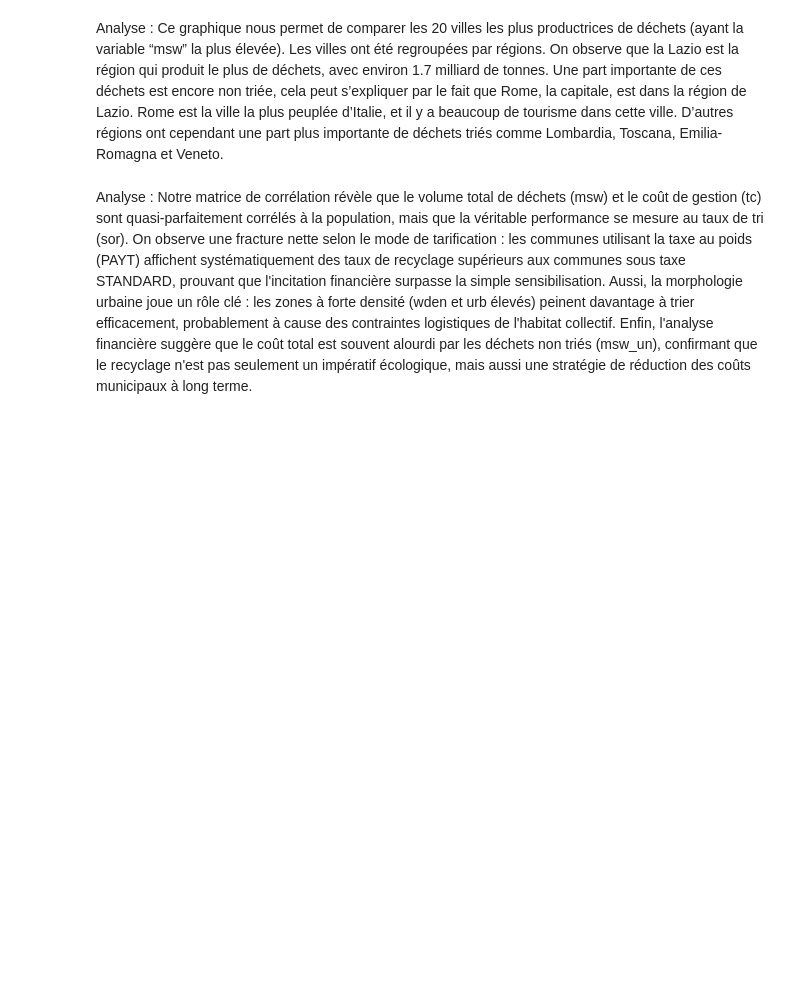
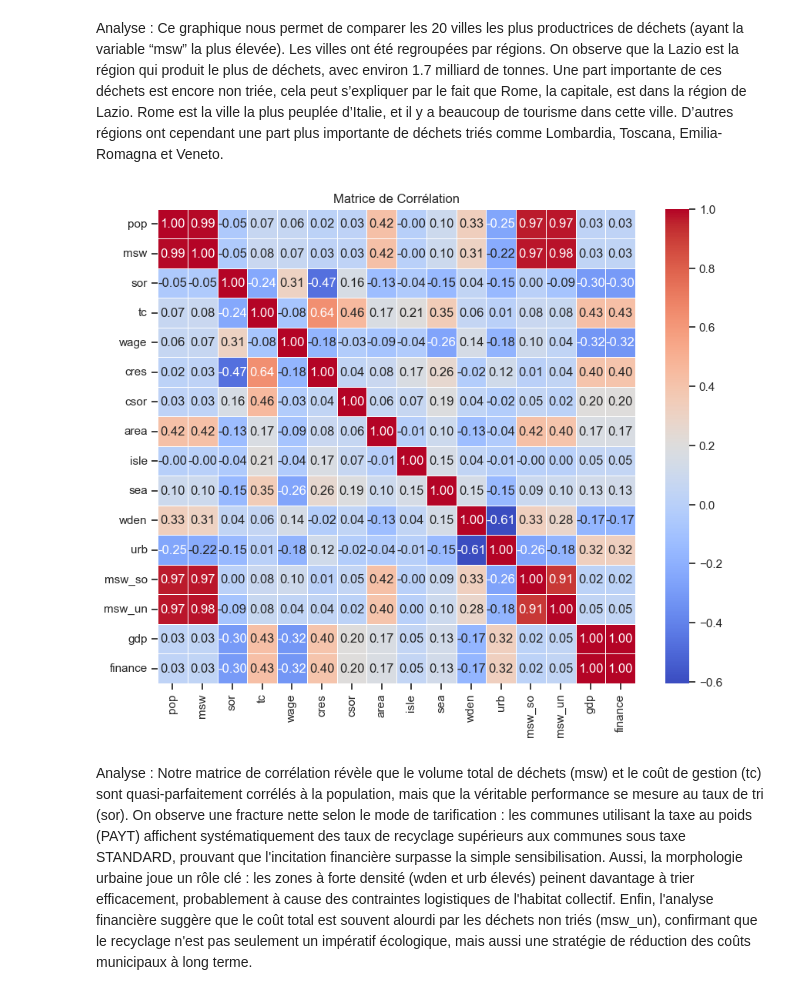
Before and after one commit to Anthony253400/Projet_SDD_4, a Jupyter notebook: visualitation/notebook.ipynb, the cells around one changed output. Saved outputs shown, nothing was run; the diff lists cells and outputs as text; code cells hidden in the pictures; blank space fills up the shorter version.

```diff
--- a/visualitation/notebook.ipynb
+++ b/visualitation/notebook.ipynb
@@ -175,21 +194,18 @@ Analyse :
 Ce graphique nous permet de comparer les 20 villes les plus productrices de déchets (ayant la variable “msw” la plus élevée). Les villes ont été regroupées par régions. On observe que la Lazio est la région qui produit le plus de déchets, avec environ 1.7 milliard de tonnes. Une part importante de ces déchets est encore non triée, cela peut s’expliquer par le fait que Rome, la capitale, est dans la région de Lazio. Rome est la ville la plus peuplée d’Italie, et il y a beaucoup de tourisme dans cette ville. D’autres régions ont cependant une part plus importante de déchets triés comme Lombardia, Toscana, Emilia-Romagna et Veneto.
 # %%
 # Matrice de corrélation
-import pandas as pd
-import seaborn as sns
-import matplotlib.pyplot as plt
-
-df = pd.read_csv('data/public_data_waste_fee.csv')
 
 data_corr = df[['pop', 'msw', 'sor', 'tc', 'wage', 'cres', 'csor', 'area', 'isle', 'sea', 'wden', 'urb', 'msw_so','msw_un', 'gdp', 'finance']]
 
 matrix = data_corr.corr()
 
 plt.figure(figsize=(10, 8))
 sns.heatmap(matrix, annot=True, cmap='coolwarm', fmt=".2f", linewidths=0.5)
 
 plt.title('Matrice de Corrélation')
 plt.show()
+# %% [output]
+[figure, added]
 # %% [markdown]
 Analyse :
 Notre matrice de corrélation révèle que le volume total de déchets (msw) et le coût de gestion (tc) sont quasi-parfaitement corrélés à la population, mais que la véritable performance se mesure au taux de tri (sor). On observe une fracture nette selon le mode de tarification : les communes utilisant la taxe au poids (PAYT) affichent systématiquement des taux de recyclage supérieurs aux communes sous taxe STANDARD, prouvant que l'incitation financière surpasse la simple sensibilisation. Aussi, la morphologie urbaine joue un rôle clé : les zones à forte densité (wden et urb élevés) peinent davantage à trier efficacement, probablement à cause des contraintes logistiques de l'habitat collectif. Enfin, l'analyse financière suggère que le coût total est souvent alourdi par les déchets non triés (msw_un), confirmant que le recyclage n'est pas seulement un impératif écologique, mais aussi une stratégie de réduction des coûts municipaux à long terme.
```
Also changed, not shown: parts of 21 cells of this notebook.
